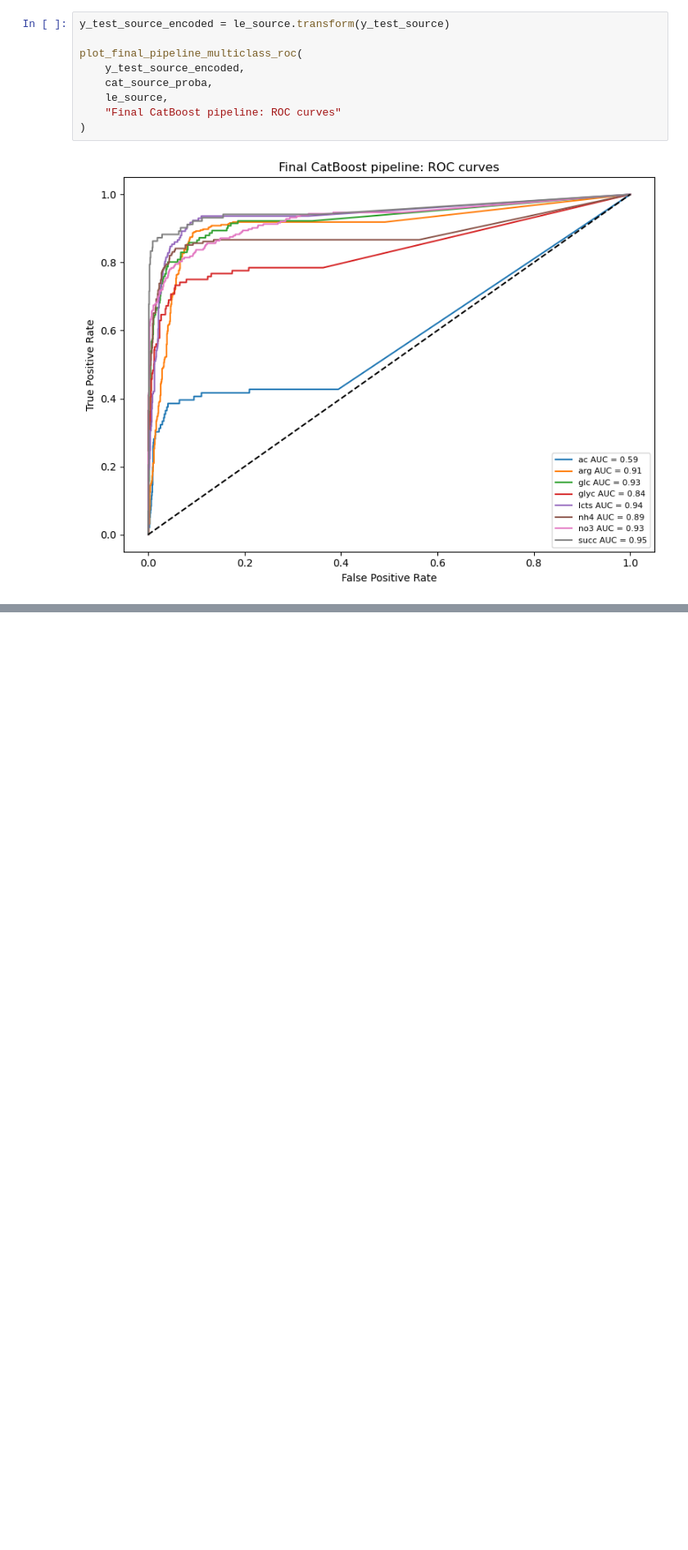
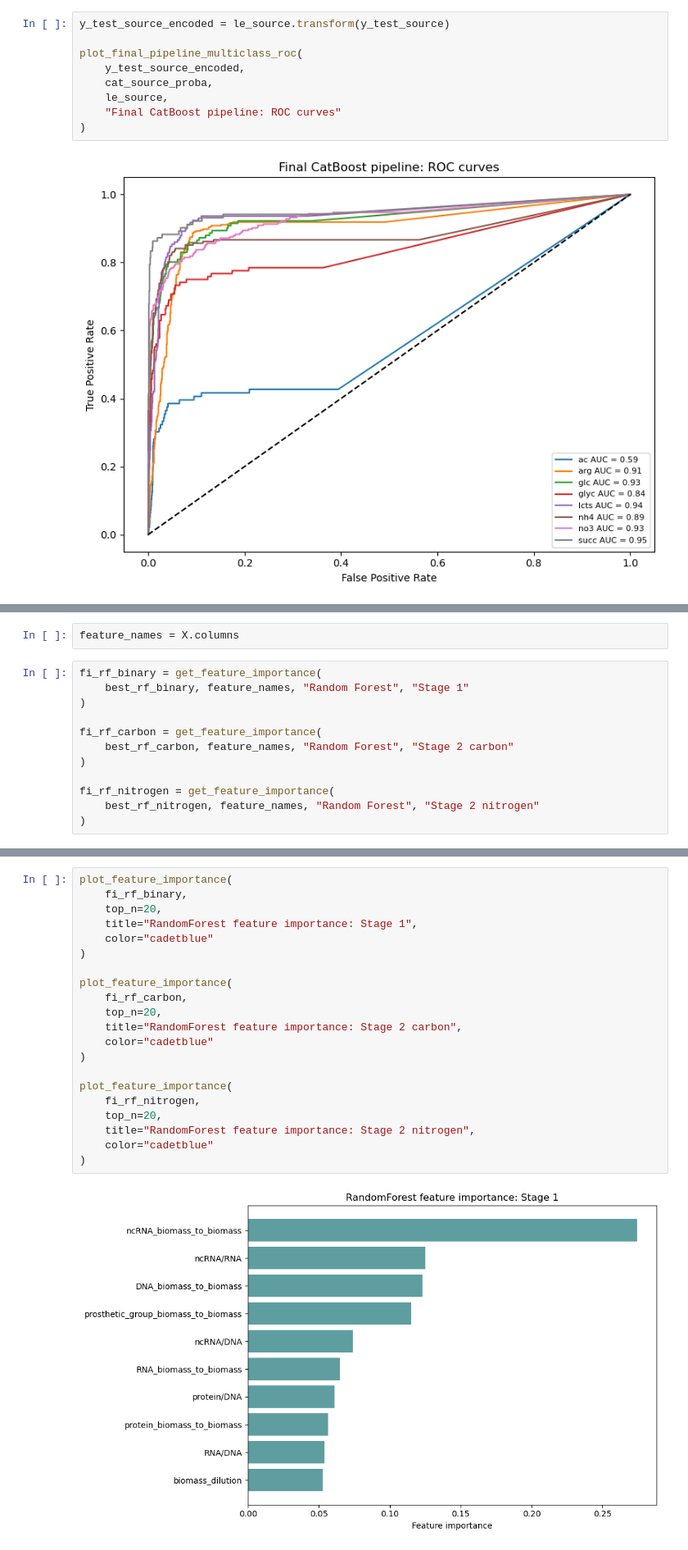
Before and after one commit to celasa/biomass_thesis, a Jupyter notebook: notebooks/052_tuning.ipynb, the cells around one changed output, grey strips where cells are left out. Shown at 82% size. Saved outputs shown, nothing was run; the diff lists cells and outputs as text; blank space fills up the shorter version.

```diff
--- a/notebooks/052_tuning.ipynb
+++ b/notebooks/052_tuning.ipynb
@@ -949,0 +976,14 @@ plot_final_pipeline_multiclass_roc(
+# %%
+feature_names = X.columns
+# %%
+fi_rf_binary = get_feature_importance(
+    best_rf_binary, feature_names, "Random Forest", "Stage 1"
+)
+
+fi_rf_carbon = get_feature_importance(
+    best_rf_carbon, feature_names, "Random Forest", "Stage 2 carbon"
+)
+
+fi_rf_nitrogen = get_feature_importance(
+    best_rf_nitrogen, feature_names, "Random Forest", "Stage 2 nitrogen"
+)
@@ -949,0 +1004,23 @@ plot_final_pipeline_multiclass_roc(
+# %%
+plot_feature_importance(
+    fi_rf_binary,
+    top_n=20,
+    title="RandomForest feature importance: Stage 1",
+    color="cadetblue"
+)
+
+plot_feature_importance(
+    fi_rf_carbon,
+    top_n=20,
+    title="RandomForest feature importance: Stage 2 carbon",
+    color="cadetblue"
+)
+
+plot_feature_importance(
+    fi_rf_nitrogen,
+    top_n=20,
+    title="RandomForest feature importance: Stage 2 nitrogen",
+    color="cadetblue"
+)
+# %% [output]
+[figure, added]
```
Also changed, not shown: parts of 6 cells of this notebook.
